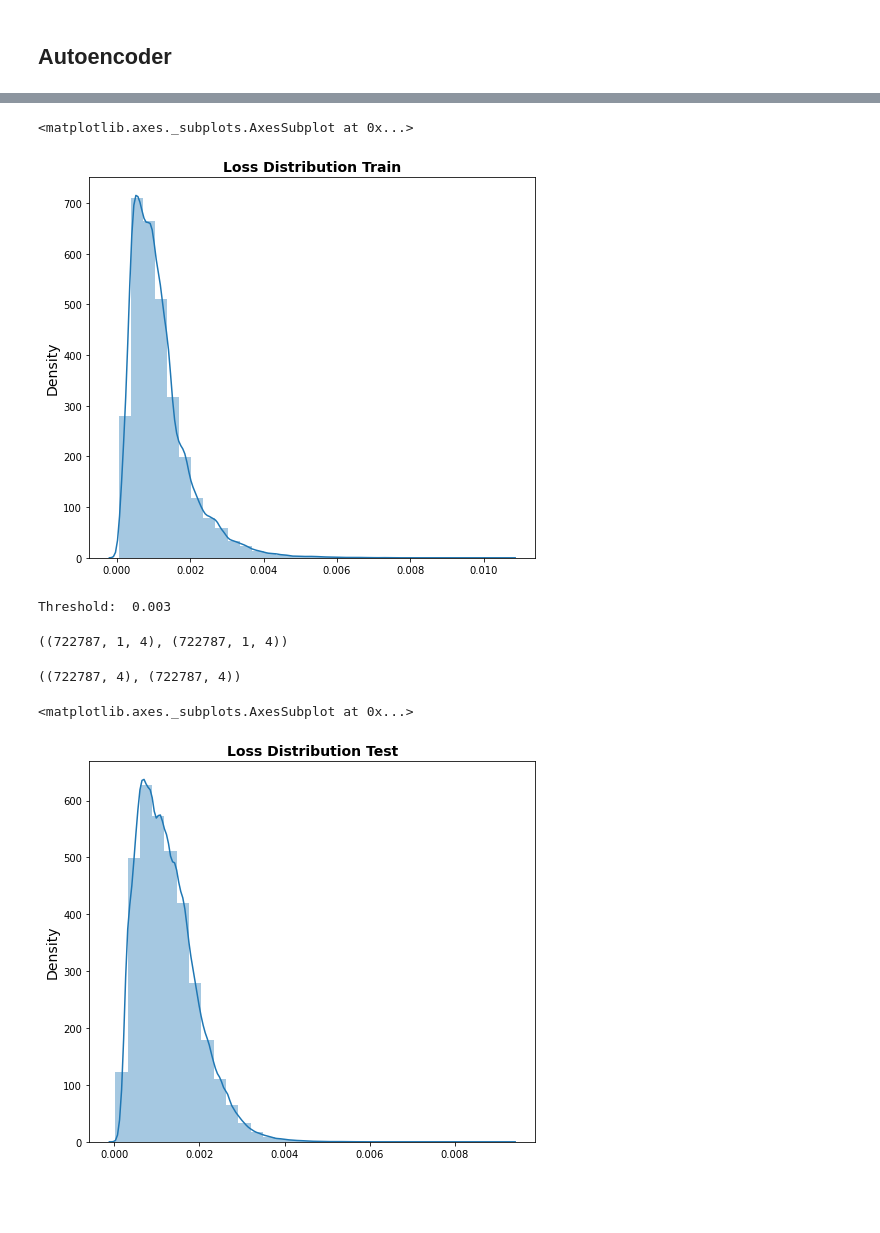
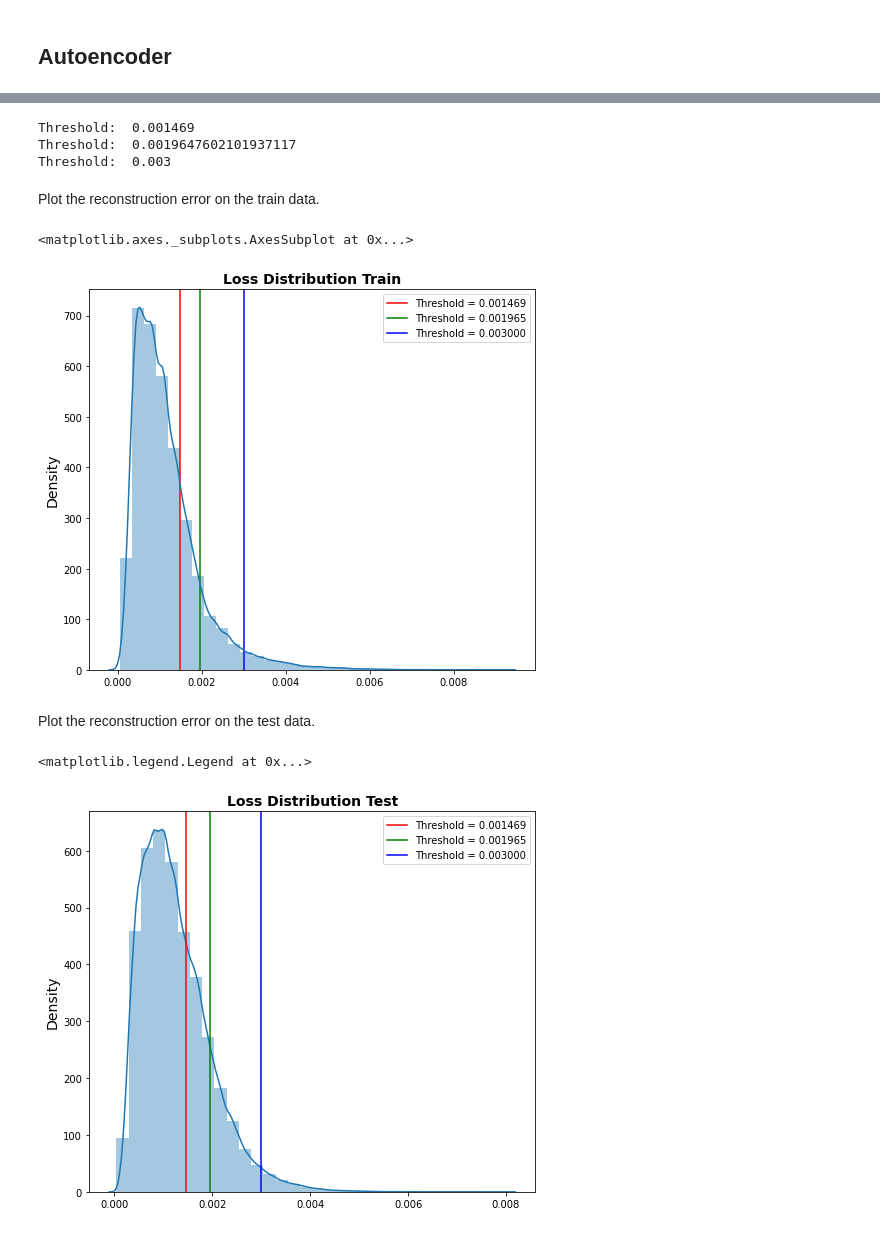
Before and after one commit to yosleny/deep-learning, a Jupyter notebook: task_2/secondo_task.ipynb, the cells around one changed output, grey strips where cells are left out. Saved outputs shown, nothing was run; the diff lists cells and outputs as text; code cells hidden in the pictures; blank space fills up the shorter version.

```diff
--- a/task_2/secondo_task.ipynb
+++ b/task_2/secondo_task.ipynb
@@ -37,0 +101,6 @@ tst_df.head()
+# %%
+t = pd.to_datetime(tdf['tsDate'][::300])
+x = tdf['x'][::300]
+y = tdf['y'][::300]
+z = tdf['z'][::300]
+hr = tdf['heartRate'][::300]
@@ -37,0 +125,4 @@ tst_df.head()
+# %%
+fig = trn_df[['x', 'y', 'z', 'heartRate']].hist(figsize = (14, 12), bins=64)
+[x.title.set_size(16) for x in fig.ravel()]
+plt.show()
@@ -206,2 +358,2 @@ train.shape, pred.shape
 # %%
-train_loss = tf.keras.losses.mae(train, pred)
+train_loss = tf.keras.losses.mae(pred, train)
@@ -221,39 +374,48 @@ plt.show()
+# %%
+threshold_1 = 0.001469
+threshold_2 = np.mean(train_loss) + np.std(train_loss)
+threshold_3 = 0.003
+print("Threshold: ", threshold_1)
+print("Threshold: ", threshold_2)
+print("Threshold: ", threshold_3)
+# %% [output]
+Threshold:  0.001469
+Threshold:  0.0019647602101937117
+Threshold:  0.003
+# %% [markdown]
+Plot the reconstruction error on the train data.
 # %%
 plt.figure(figsize=(8,7))
 plt.title('Loss Distribution Train', size=14, fontweight="bold")
+plt.axvline(x=threshold_1, color='r', label='Threshold = 0.001469')
+plt.axvline(x=threshold_2, color='g', label='Threshold = 0.001965')
+plt.axvline(x=threshold_3, color='b', label='Threshold = 0.003000')
+plt.legend()
 plt.ylabel('Density', size=14)
 sns.distplot(train_loss, bins = 32, kde= True)
 # %% [output]
 <matplotlib.axes._subplots.AxesSubplot at 0x...>
-[figure, old version]
+[figure, new version]
-# %%
-# threshold = np.mean(train_loss) + np.std(train_loss)
-threshold = 0.003
-print("Threshold: ", threshold)
-# %% [output]
-Threshold:  0.003
+# %% [markdown]
+Plot the reconstruction error on the test data.
 # %%
 pred_test = autoencoder.predict(test)
-# %%
-test.shape, pred_test.shape
-# %% [output]
-((722787, 1, 4), (722787, 1, 4))
 # %%
 test = test.reshape((test.shape[0], 4))
 pred_test = pred_test.reshape((pred_test.shape[0], 4))
-# %%
-test.shape, pred_test.shape
-# %% [output]
-((722787, 4), (722787, 4))
 # %%
 test_loss = tf.keras.losses.mae(pred_test, test)
 # %%
 plt.figure(figsize=(8,7))
 plt.title('Loss Distribution Test', size=14, fontweight="bold")
 plt.ylabel('Density', size=14)
 sns.distplot(test_loss, bins = 32, kde= True)
+plt.axvline(x=threshold_1, color='r', label='Threshold = 0.001469')
+plt.axvline(x=threshold_2, color='g', label='Threshold = 0.001965')
+plt.axvline(x=threshold_3, color='b', label='Threshold = 0.003000')
+plt.legend()
 # %% [output]
-<matplotlib.axes._subplots.AxesSubplot at 0x...>
+<matplotlib.legend.Legend at 0x...>
-[figure, old version]
+[figure, new version]
 # %%
 plt.figure(figsize=(8,7))
```
Also changed, not shown: parts of 59 cells of this notebook, 4 other files.
